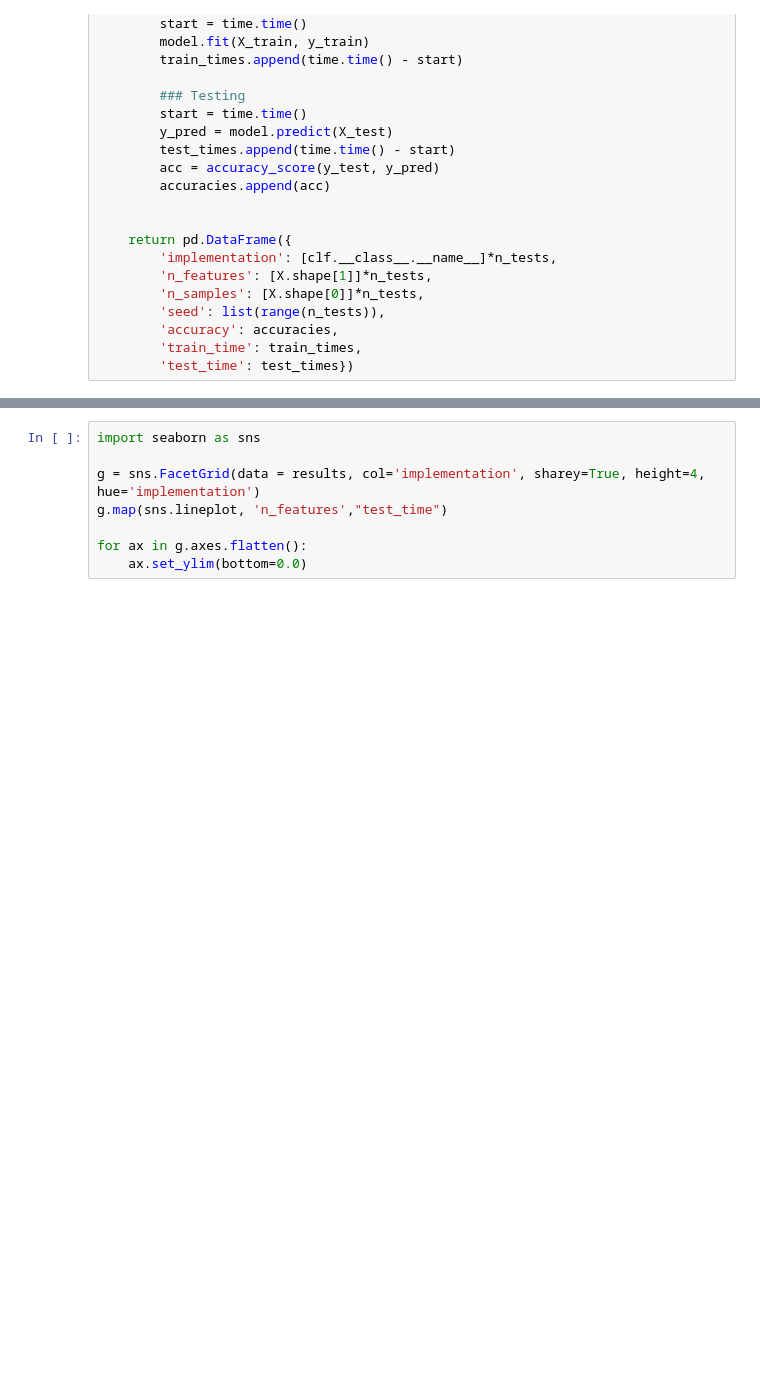
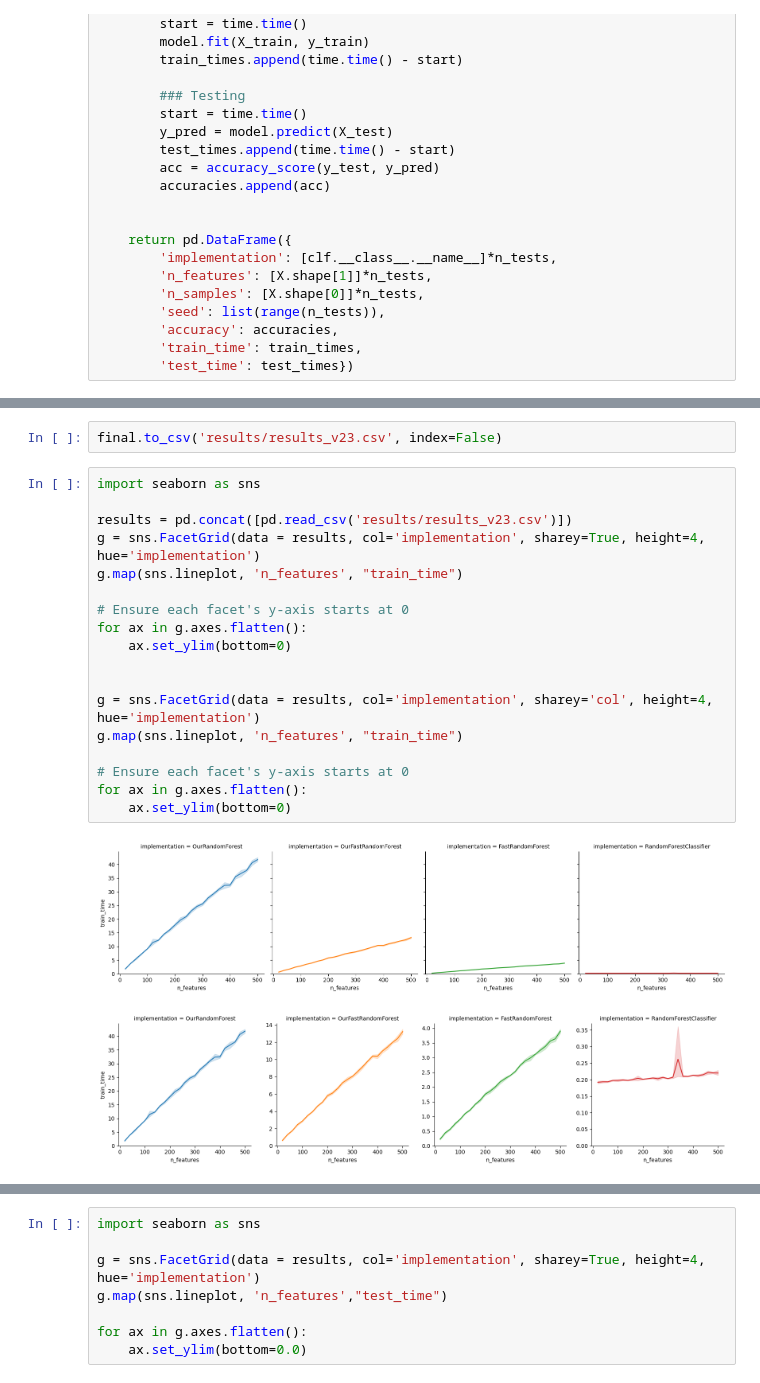
Before and after one commit to grkremer/algorithms_2026-2, a Jupyter notebook: tests.ipynb, the cells around one changed output, grey strips where cells are left out. Saved outputs shown, nothing was run; the diff lists cells and outputs as text; blank space fills up the shorter version.

```diff
--- a/tests.ipynb
+++ b/tests.ipynb
@@ -626,0 +175,23 @@ sns.lineplot(data, x='n_samples', y='time').set_ylim(bottom=0)
+# %%
+final.to_csv('results/results_v23.csv', index=False)
+# %%
+import seaborn as sns
+
+results = pd.concat([pd.read_csv('results/results_v23.csv')])
+g = sns.FacetGrid(data = results, col='implementation', sharey=True, height=4, hue='implementation')
+g.map(sns.lineplot, 'n_features', "train_time")
+
+# Ensure each facet's y-axis starts at 0
+for ax in g.axes.flatten():
+    ax.set_ylim(bottom=0)
+
+
+g = sns.FacetGrid(data = results, col='implementation', sharey='col', height=4, hue='implementation')
+g.map(sns.lineplot, 'n_features', "train_time")
+
+# Ensure each facet's y-axis starts at 0
+for ax in g.axes.flatten():
+    ax.set_ylim(bottom=0)
+# %% [output]
+[figure, added]
+[figure, added]
```
Also changed, not shown: parts of 17 cells of this notebook, 5 other files.
